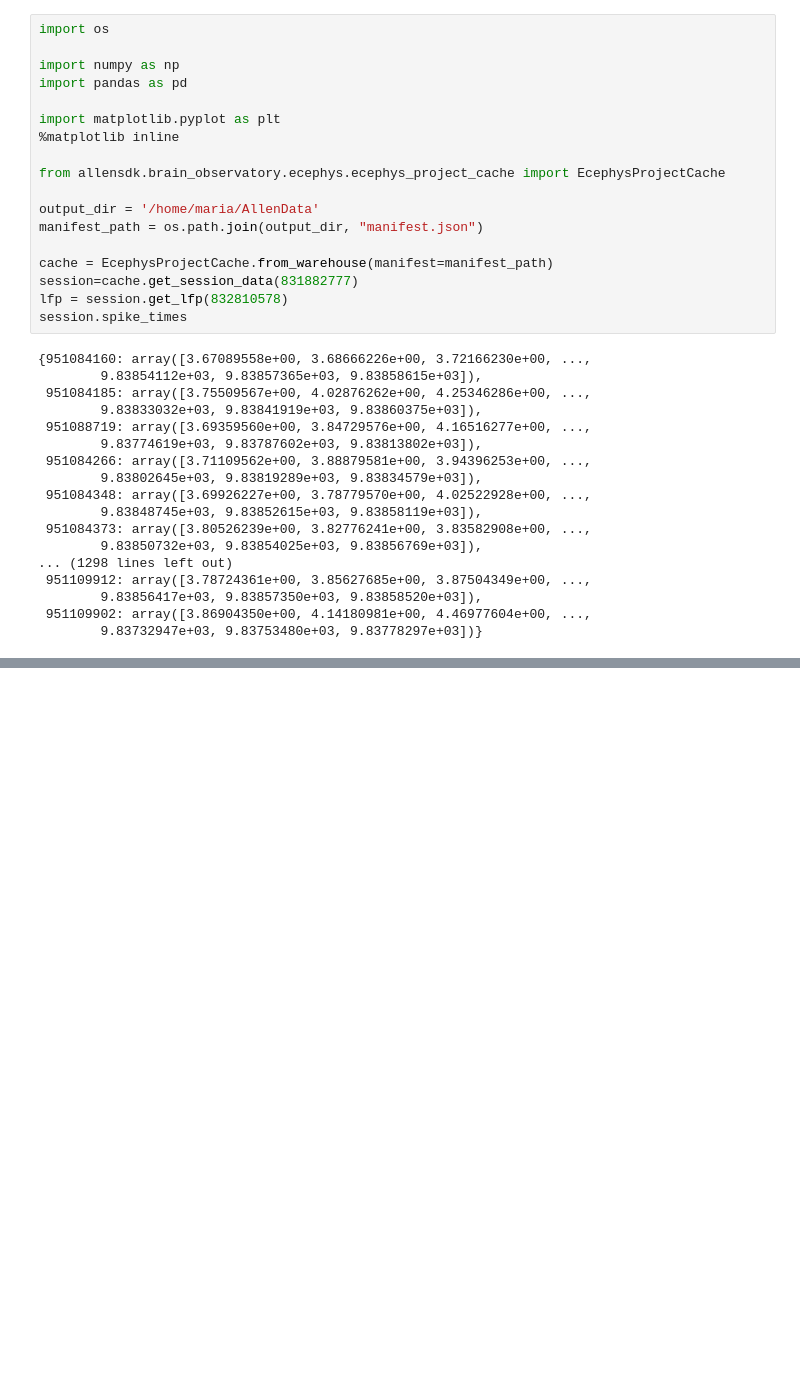
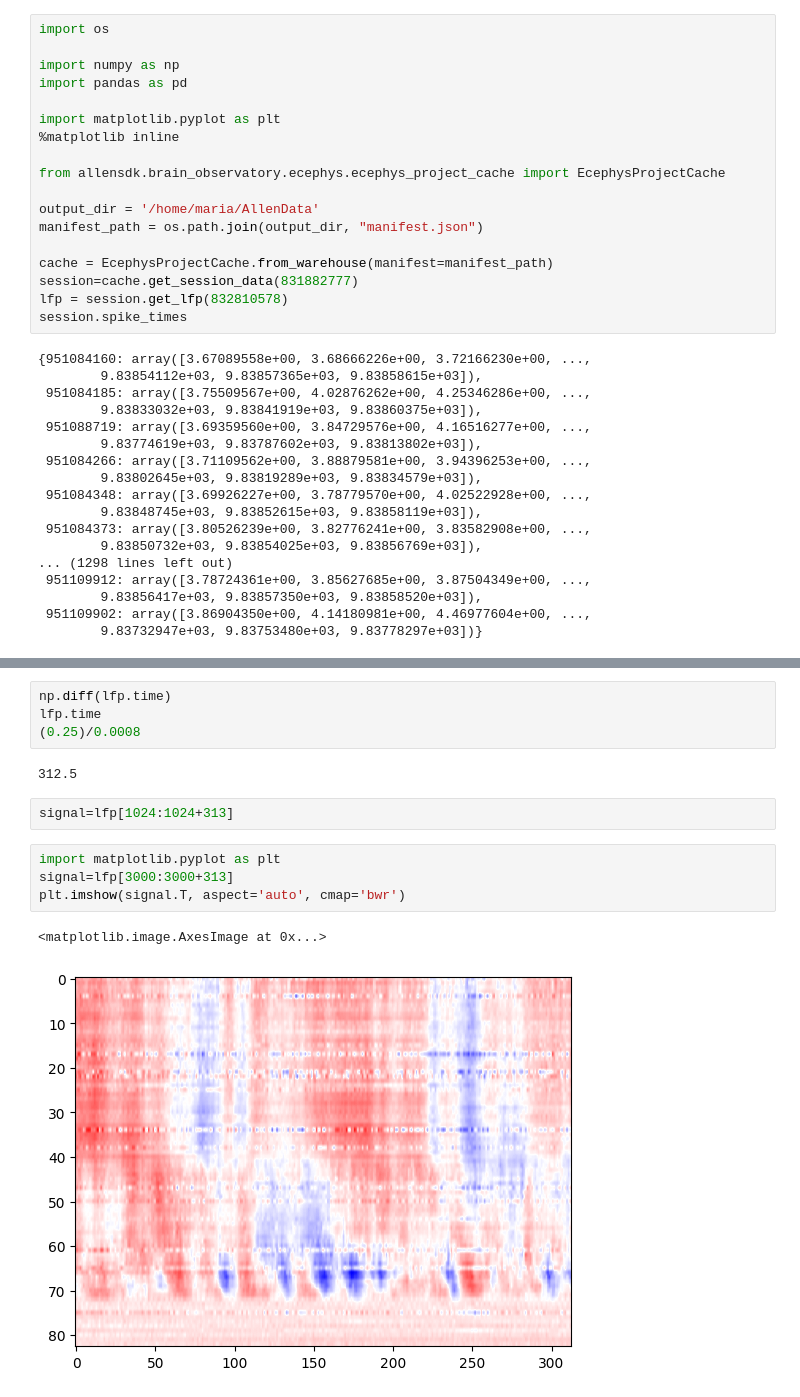
Before and after one commit to mariakesa/NeuroGarage, a Jupyter notebook: contrastive_learning/experimenting.ipynb, the cells around one changed output, grey strips where cells are left out. Cells and saved outputs as stored; diff of their text form; blank space fills up the shorter version.

```diff
--- a/contrastive_learning/experimenting.ipynb
+++ b/contrastive_learning/experimenting.ipynb
@@ -56,0 +75,15 @@ TypeError: unhashable type: 'Int64Index'
+# %%
+np.diff(lfp.time)
+lfp.time
+(0.25)/0.0008
+# %% [output]
+312.5
+# %%
+signal=lfp[1024:1024+313]
+# %%
+import matplotlib.pyplot as plt
+signal=lfp[3000:3000+313]
+plt.imshow(signal.T, aspect='auto', cmap='bwr')
+# %% [output]
+<matplotlib.image.AxesImage at 0x...>
+[figure, added]
```
Also changed, not shown: parts of 11 cells of this notebook.
